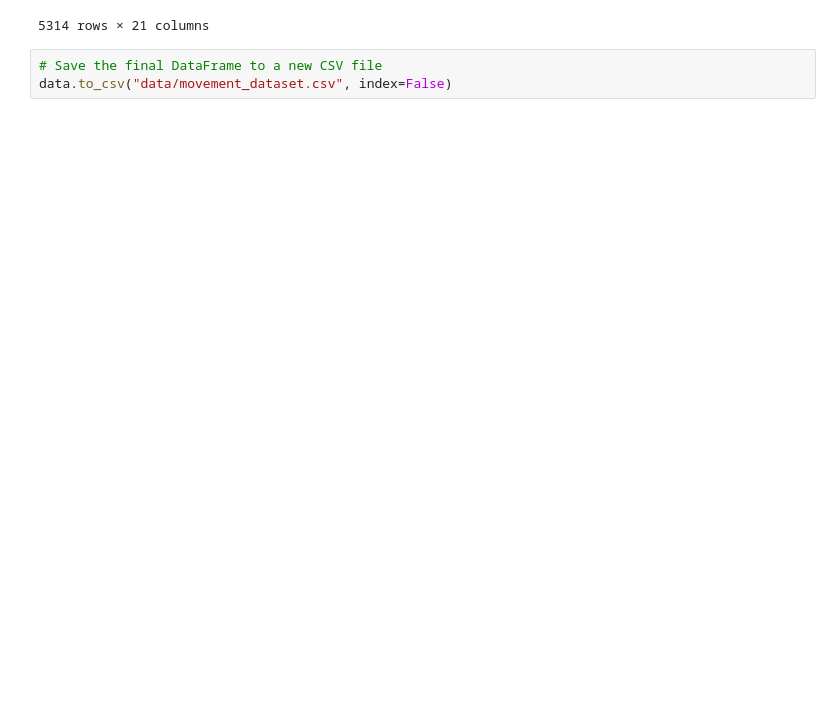
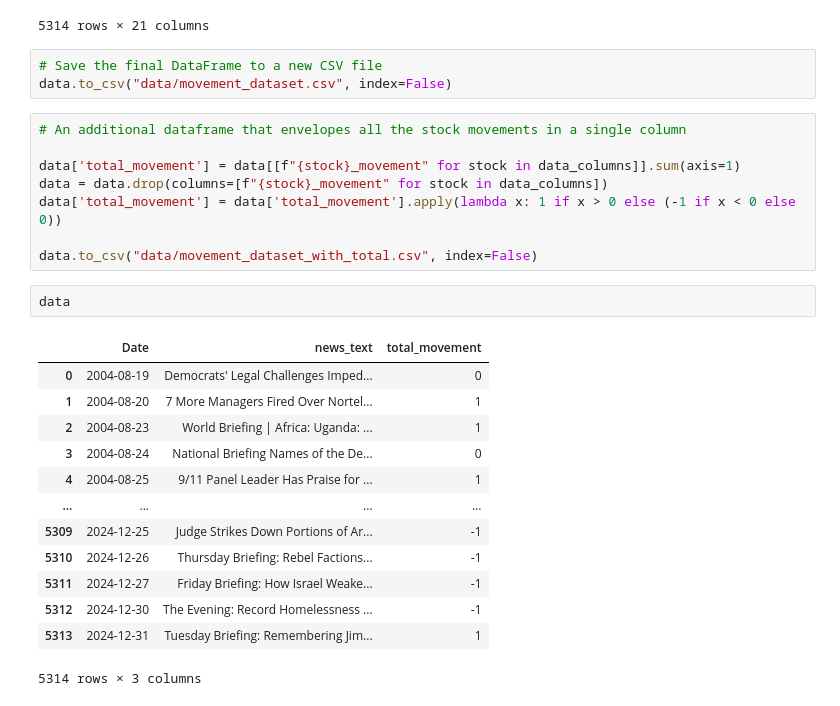
Before and after one commit to mrpink3/Financial-Crystal-Ball, a Jupyter notebook: data_labeling.ipynb, the cells around one changed output. Saved outputs shown, nothing was run; the diff lists cells and outputs as text; blank space fills up the shorter version.

Commit message:
Created a movement datasets that encapsulates all the movements of the general market

```diff
--- a/data_labeling.ipynb
+++ b/data_labeling.ipynb
@@ -93,3 +93,27 @@ data
 # %%
 # Save the final DataFrame to a new CSV file
 data.to_csv("data/movement_dataset.csv", index=False)
+# %%
+# An additional dataframe that envelopes all the stock movements in a single column
+
+data['total_movement'] = data[[f"{stock}_movement" for stock in data_columns]].sum(axis=1)
+data = data.drop(columns=[f"{stock}_movement" for stock in data_columns])
+data['total_movement'] = data['total_movement'].apply(lambda x: 1 if x > 0 else (-1 if x < 0 else 0))
+
+data.to_csv("data/movement_dataset_with_total.csv", index=False)
+# %%
+data
+# %% [output]
+|  | Date | news_text | total_movement |
+| 0 | 2004-08-19 | Democrats' Legal Challenges Imped... | 0 |
+| 1 | 2004-08-20 | 7 More Managers Fired Over Nortel... | 1 |
+| 2 | 2004-08-23 | World Briefing | Africa: Uganda: ... | 1 |
+| 3 | 2004-08-24 | National Briefing Names of the De... | 0 |
+| 4 | 2004-08-25 | 9/11 Panel Leader Has Praise for ... | 1 |
+| ... | ... | ... | ... |
+| 5309 | 2024-12-25 | Judge Strikes Down Portions of Ar... | -1 |
+| 5310 | 2024-12-26 | Thursday Briefing: Rebel Factions... | -1 |
+| 5311 | 2024-12-27 | Friday Briefing: How Israel Weake... | -1 |
+| 5312 | 2024-12-30 | The Evening: Record Homelessness ... | -1 |
+| 5313 | 2024-12-31 | Tuesday Briefing: Remembering Jim... | 1 |
+5314 rows × 3 columns
```
Also changed, not shown: parts of 1 cell of this notebook, 1 other file.
